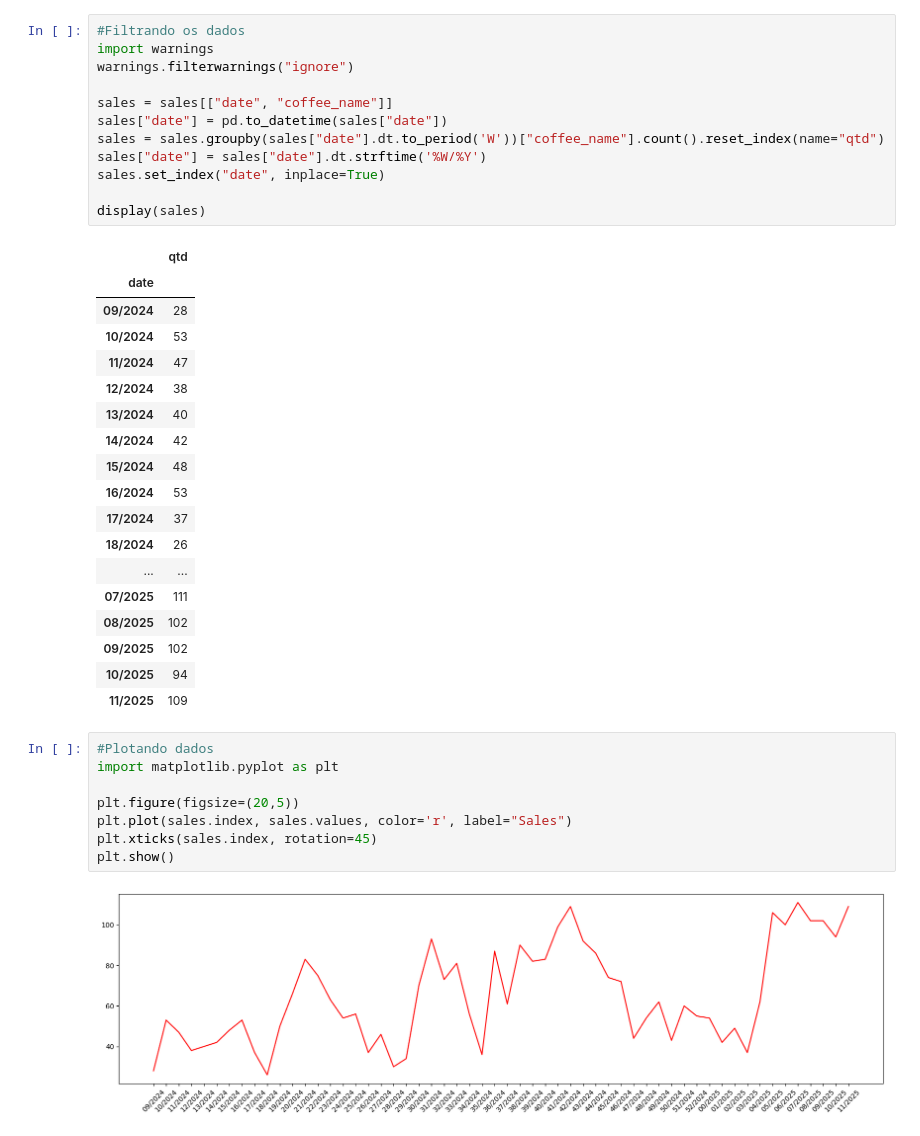
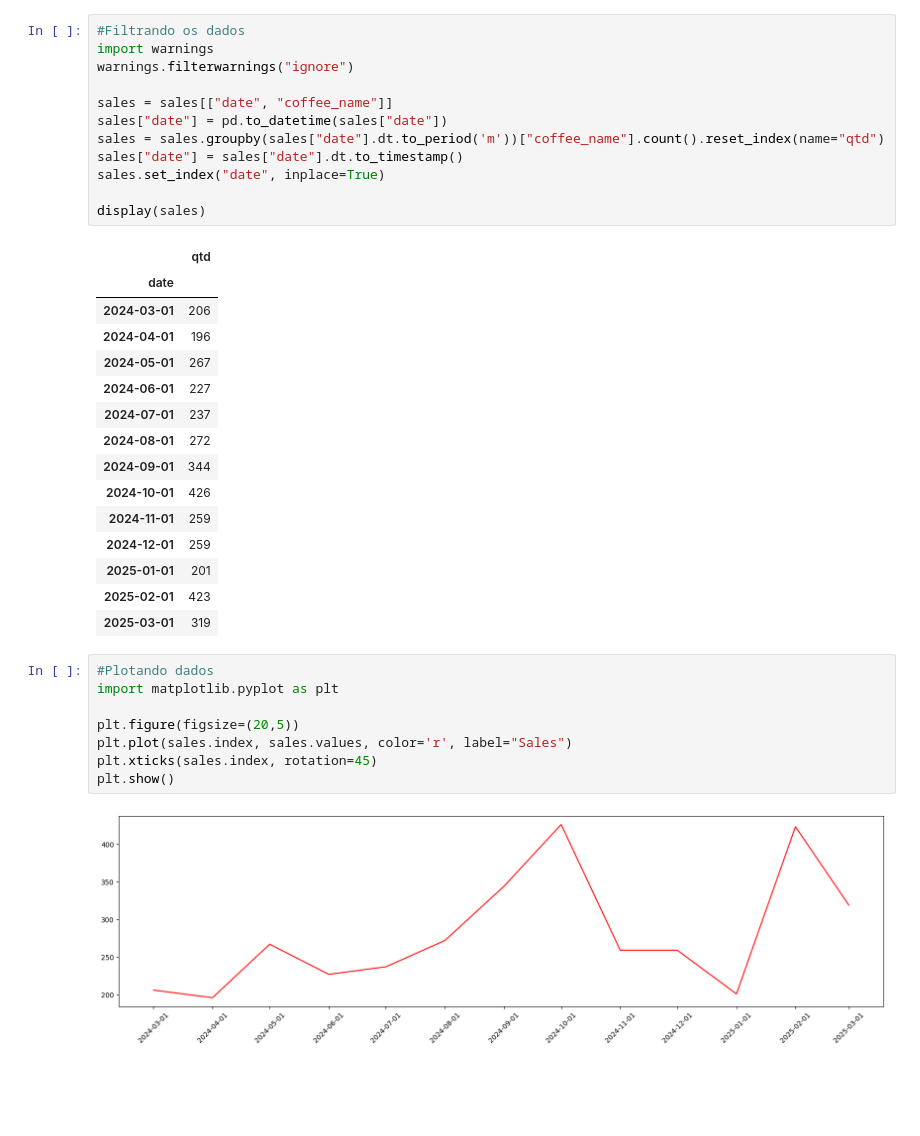
Before and after one commit to Massagli/sales_coffee_forecast, a Jupyter notebook: main.ipynb, the cells around one changed output. Cells and saved outputs as stored; diff of their text form; blank space fills up the shorter version.

```diff
--- a/main.ipynb
+++ b/main.ipynb
@@ -22,34 +22,31 @@ print(sales)
 # %%
 #Filtrando os dados
 import warnings
 warnings.filterwarnings("ignore")
 
 sales = sales[["date", "coffee_name"]]
 sales["date"] = pd.to_datetime(sales["date"])
-sales = sales.groupby(sales["date"].dt.to_period('W'))["coffee_name"].count().reset_index(name="qtd")
-sales["date"] = sales["date"].dt.strftime('%W/%Y')
+sales = sales.groupby(sales["date"].dt.to_period('m'))["coffee_name"].count().reset_index(name="qtd")
+sales["date"] = sales["date"].dt.to_timestamp()
 sales.set_index("date", inplace=True)
 
 display(sales)
 # %% [output]
 |  | qtd |
 | date |  |
-| 09/2024 | 28 |
-| 10/2024 | 53 |
-| 11/2024 | 47 |
-| 12/2024 | 38 |
-| 13/2024 | 40 |
-| 14/2024 | 42 |
-| 15/2024 | 48 |
-| 16/2024 | 53 |
-| 17/2024 | 37 |
-| 18/2024 | 26 |
-| ... | ... |
-| 07/2025 | 111 |
-| 08/2025 | 102 |
-| 09/2025 | 102 |
-| 10/2025 | 94 |
-| 11/2025 | 109 |
+| 2024-03-01 | 206 |
+| 2024-04-01 | 196 |
+| 2024-05-01 | 267 |
+| 2024-06-01 | 227 |
+| 2024-07-01 | 237 |
+| 2024-08-01 | 272 |
+| 2024-09-01 | 344 |
+| 2024-10-01 | 426 |
+| 2024-11-01 | 259 |
+| 2024-12-01 | 259 |
+| 2025-01-01 | 201 |
+| 2025-02-01 | 423 |
+| 2025-03-01 | 319 |
 # %%
 #Plotando dados
 import matplotlib.pyplot as plt
@@ -59,7 +56,7 @@ plt.plot(sales.index, sales.values, color='r', label="Sales")
 plt.xticks(sales.index, rotation=45)
 plt.show()
 # %% [output]
-[figure, old version]
+[figure, new version]
 # %%
 #testando estacionaridade
 from statsmodels.tsa.stattools import adfuller
```
Also changed, not shown: parts of 5 cells of this notebook.
